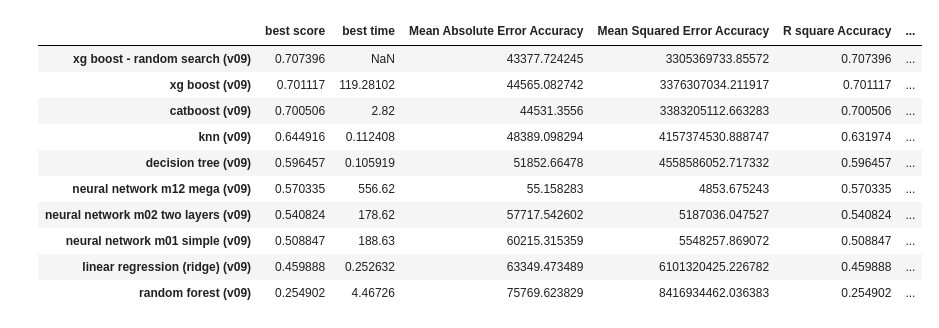
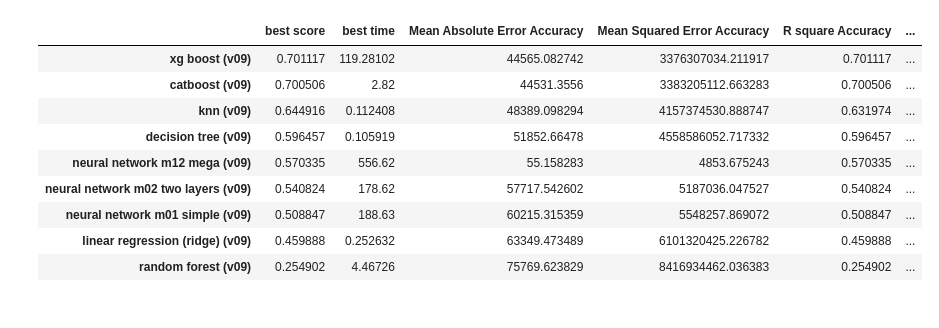
Before and after one commit to jayportfolio/capstone_streamlit, a Jupyter notebook: results/summary_benchmark_all.ipynb, the cells around one changed output. Cells and saved outputs as stored; diff of their text form; code cells hidden in the pictures.

```diff
--- a/results/summary_benchmark_all.ipynb
+++ b/results/summary_benchmark_all.ipynb
@@ -1,22 +1,21 @@
 # %%
 import pandas as pd
 
 dff = pd.read_json('results.json')
 
-version = 'all'
+#version = 'all'
 version = '09'
 
 if version == 'all':
     vNN_columns = dff.columns
 else:
     vNN_columns = [c for c in dff.columns if version in c]
 
 dataset_versions_df = dff[vNN_columns].T.sort_values("best score", ascending=False)
 dataset_versions_df_summary = dataset_versions_df[['best score', 'best time', 'Mean Absolute Error Accuracy', 'Mean Squared Error Accuracy', 'R square Accuracy', 'Root Mean Squared Error', 'best run date', 'best method', 'best is shared', "suboptimal"]]
 dataset_versions_df_summary
 # %% [output]
 |  | best score | best time | Mean Absolute Error Accuracy | Mean Squared Error Accuracy | R square Accuracy | ... |
-| xg boost - random search (v09) | 0.707396 | NaN | 43377.724245 | 3305369733.85572 | 0.707396 | ... |
 | xg boost (v09) | 0.701117 | 119.28102 | 44565.082742 | 3376307034.211917 | 0.701117 | ... |
 | catboost (v09) | 0.700506 | 2.82 | 44531.3556 | 3383205112.663283 | 0.700506 | ... |
 | knn (v09) | 0.644916 | 0.112408 | 48389.098294 | 4157374530.888747 | 0.631974 | ... |
```
Also changed, not shown: 6 other files.
